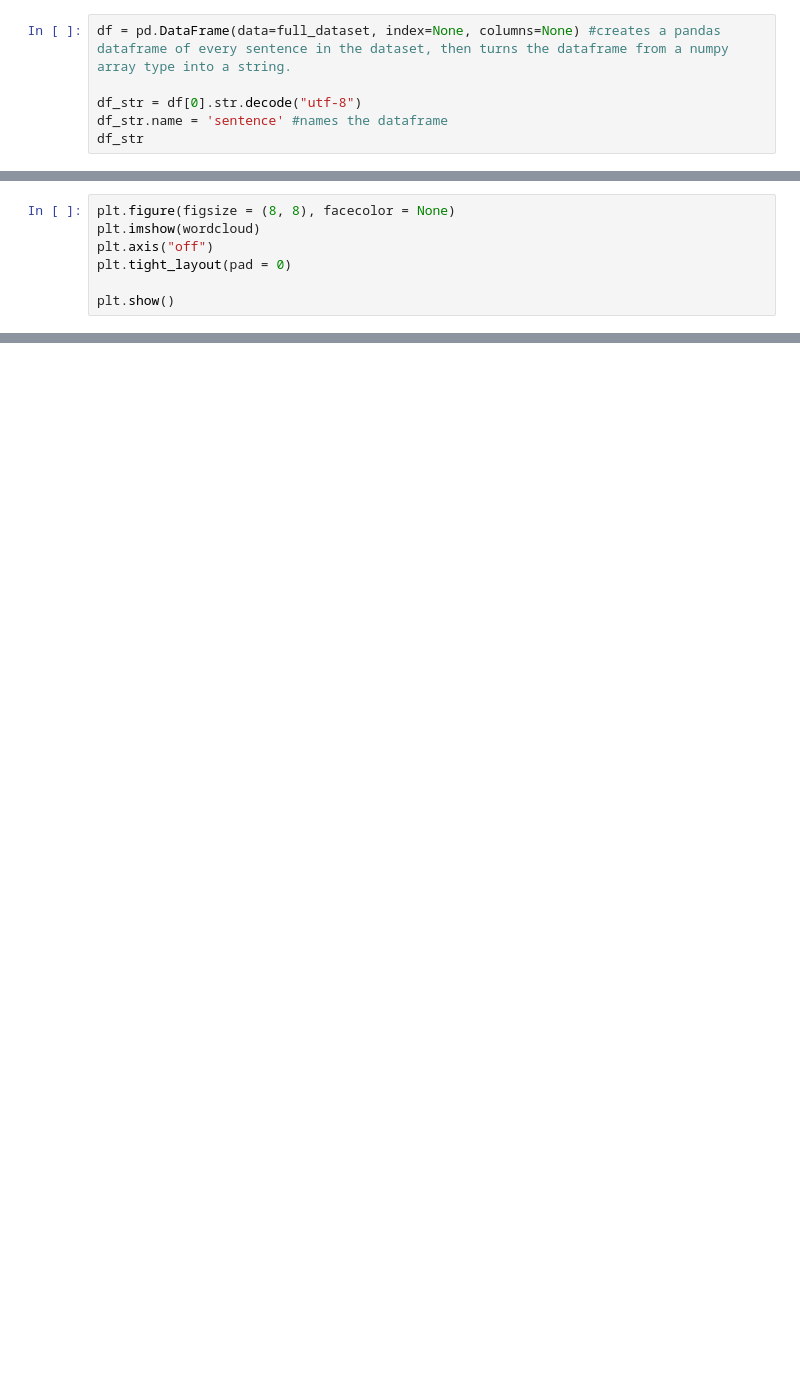
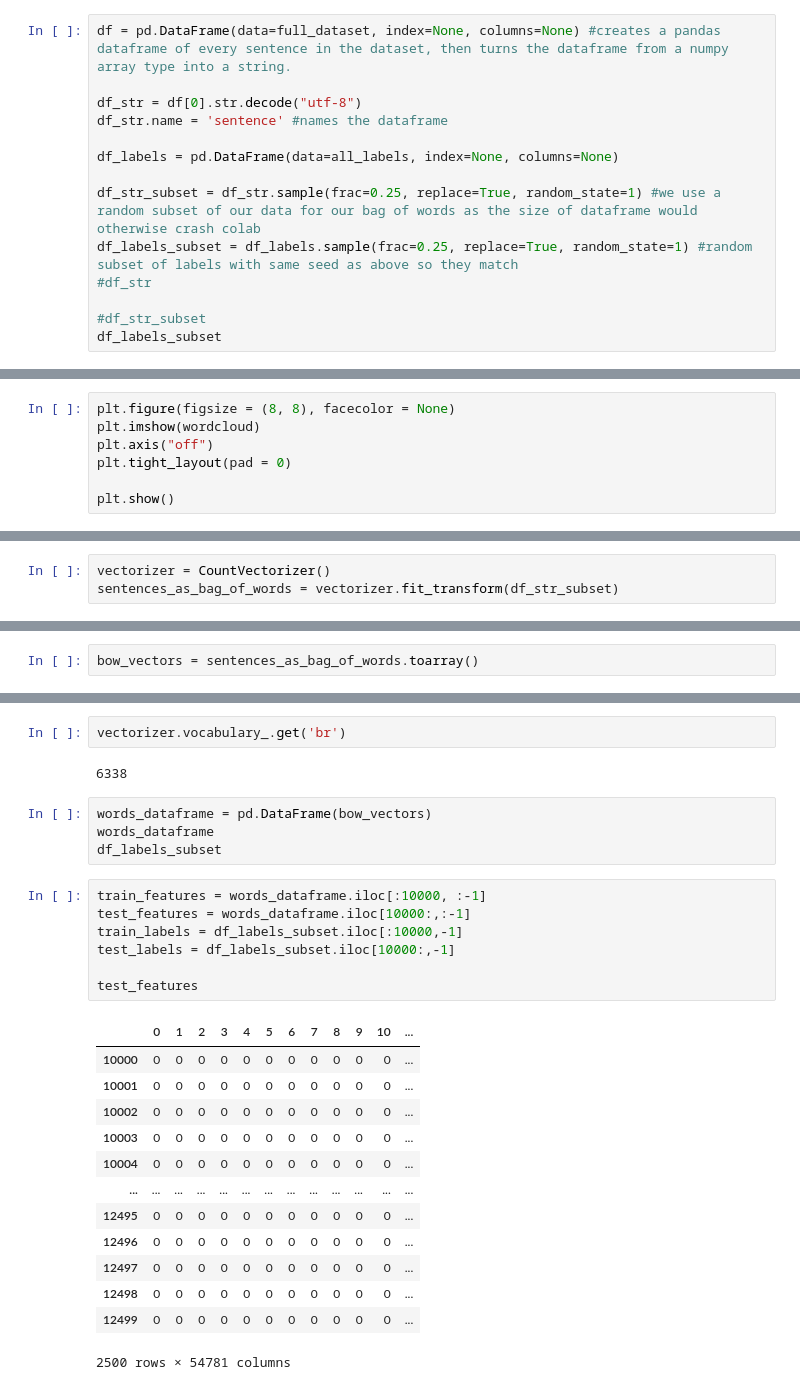
Before and after one commit to rynB2/AI, a Jupyter notebook: sentiment_analysis.ipynb, the cells around one changed output, grey strips where cells are left out. Drawn from its saved outputs; the diff is of its cells as text; blank space fills up the shorter version.

```diff
--- a/sentiment_analysis.ipynb
+++ b/sentiment_analysis.ipynb
@@ -25,5 +31,13 @@ df = pd.DataFrame(data=full_dataset, index=None, columns=None) #creates a pandas
 
 df_str = df[0].str.decode("utf-8")
 df_str.name = 'sentence' #names the dataframe
-df_str
+
+df_labels = pd.DataFrame(data=all_labels, index=None, columns=None)
+
+df_str_subset = df_str.sample(frac=0.25, replace=True, random_state=1) #we use a random subset of our data for our bag of words as the size of dataframe would otherwise crash colab
+df_labels_subset = df_labels.sample(frac=0.25, replace=True, random_state=1) #random subset of labels with same seed as above so they match
+#df_str
+
+#df_str_subset
+df_labels_subset
 # %% [output]
@@ -85,0 +108,3 @@ plt.show()
+# %%
+vectorizer = CountVectorizer()
+sentences_as_bag_of_words = vectorizer.fit_transform(df_str_subset)
@@ -85,0 +116,2 @@ plt.show()
+# %%
+bow_vectors = sentences_as_bag_of_words.toarray()
@@ -85,0 +128,29 @@ plt.show()
+# %%
+vectorizer.vocabulary_.get('br')
+# %% [output]
+6338
+# %%
+words_dataframe = pd.DataFrame(bow_vectors)
+words_dataframe
+df_labels_subset
+# %%
+train_features = words_dataframe.iloc[:10000, :-1]
+test_features = words_dataframe.iloc[10000:,:-1]
+train_labels = df_labels_subset.iloc[:10000,-1]
+test_labels = df_labels_subset.iloc[10000:,-1]
+
+test_features
+# %% [output]
+|  | 0 | 1 | 2 | 3 | 4 | 5 | 6 | 7 | 8 | 9 | 10 | ... |
+| 10000 | 0 | 0 | 0 | 0 | 0 | 0 | 0 | 0 | 0 | 0 | 0 | ... |
+| 10001 | 0 | 0 | 0 | 0 | 0 | 0 | 0 | 0 | 0 | 0 | 0 | ... |
+| 10002 | 0 | 0 | 0 | 0 | 0 | 0 | 0 | 0 | 0 | 0 | 0 | ... |
+| 10003 | 0 | 0 | 0 | 0 | 0 | 0 | 0 | 0 | 0 | 0 | 0 | ... |
+| 10004 | 0 | 0 | 0 | 0 | 0 | 0 | 0 | 0 | 0 | 0 | 0 | ... |
+| ... | ... | ... | ... | ... | ... | ... | ... | ... | ... | ... | ... | ... |
+| 12495 | 0 | 0 | 0 | 0 | 0 | 0 | 0 | 0 | 0 | 0 | 0 | ... |
+| 12496 | 0 | 0 | 0 | 0 | 0 | 0 | 0 | 0 | 0 | 0 | 0 | ... |
+| 12497 | 0 | 0 | 0 | 0 | 0 | 0 | 0 | 0 | 0 | 0 | 0 | ... |
+| 12498 | 0 | 0 | 0 | 0 | 0 | 0 | 0 | 0 | 0 | 0 | 0 | ... |
+| 12499 | 0 | 0 | 0 | 0 | 0 | 0 | 0 | 0 | 0 | 0 | 0 | ... |
+2500 rows × 54781 columns
```
Also changed, not shown: parts of 15 cells of this notebook.
